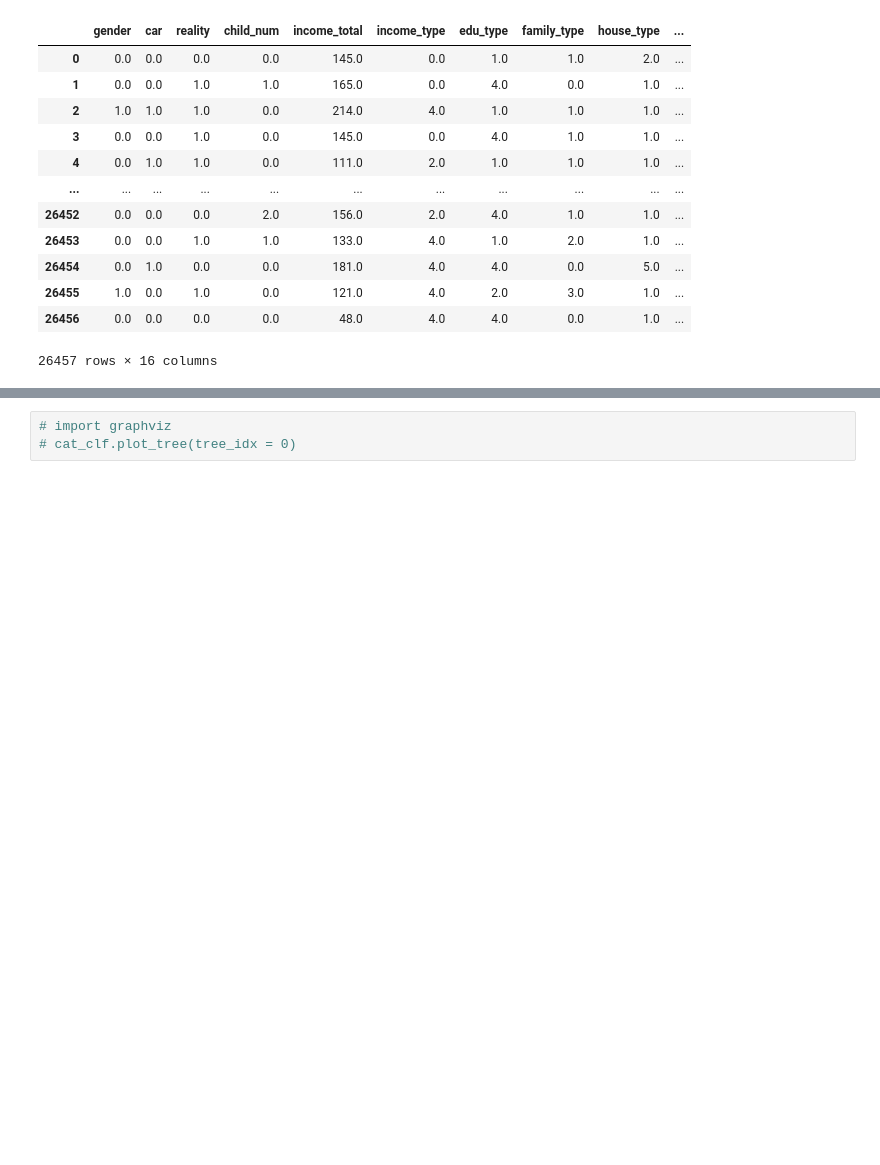
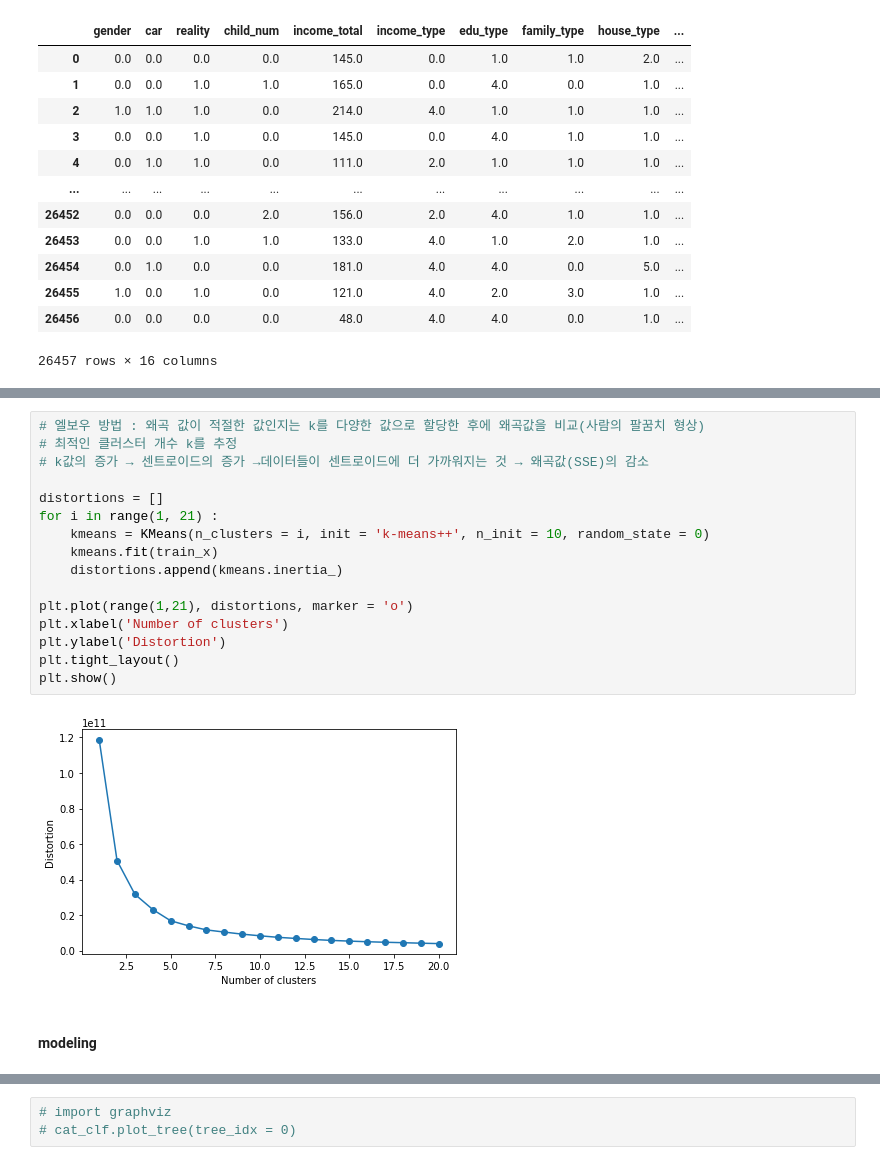
Before and after one commit to JxxHxxx/Ubion-CreditCardUserPrediction, a Jupyter notebook: Code/JY_EDA_scaling_cat.ipynb, the cells around one changed output, grey strips where cells are left out. Saved outputs shown, nothing was run; the diff lists cells and outputs as text; blank space fills up the shorter version.

```diff
--- a/Code/JY_EDA_scaling_cat.ipynb
+++ b/Code/JY_EDA_scaling_cat.ipynb
@@ -1159,3 +1225,23 @@ train_x
+# %%
+# 엘보우 방법 : 왜곡 값이 적절한 값인지는 k를 다양한 값으로 할당한 후에 왜곡값을 비교(사람의 팔꿈치 형상)
+# 최적인 클러스터 개수 k를 추정
+# k값의 증가 → 센트로이드의 증가 →데이터들이 센트로이드에 더 가까워지는 것 → 왜곡값(SSE)의 감소
+
+distortions = []
+for i in range(1, 21) :
+    kmeans = KMeans(n_clusters = i, init = 'k-means++', n_init = 10, random_state = 0)
+    kmeans.fit(train_x)
+    distortions.append(kmeans.inertia_)
+
+plt.plot(range(1,21), distortions, marker = 'o')
+plt.xlabel('Number of clusters')
+plt.ylabel('Distortion')
+plt.tight_layout()
+plt.show()
+# %% [output]
+[figure, added]
+# %% [markdown]
+#### modeling
 # %%
 X_train, X_val, y_train, y_val = train_test_split(train_x, train_y,
                                                     stratify=train_y, test_size=0.25,
```
Also changed, not shown: parts of 19 cells of this notebook.
